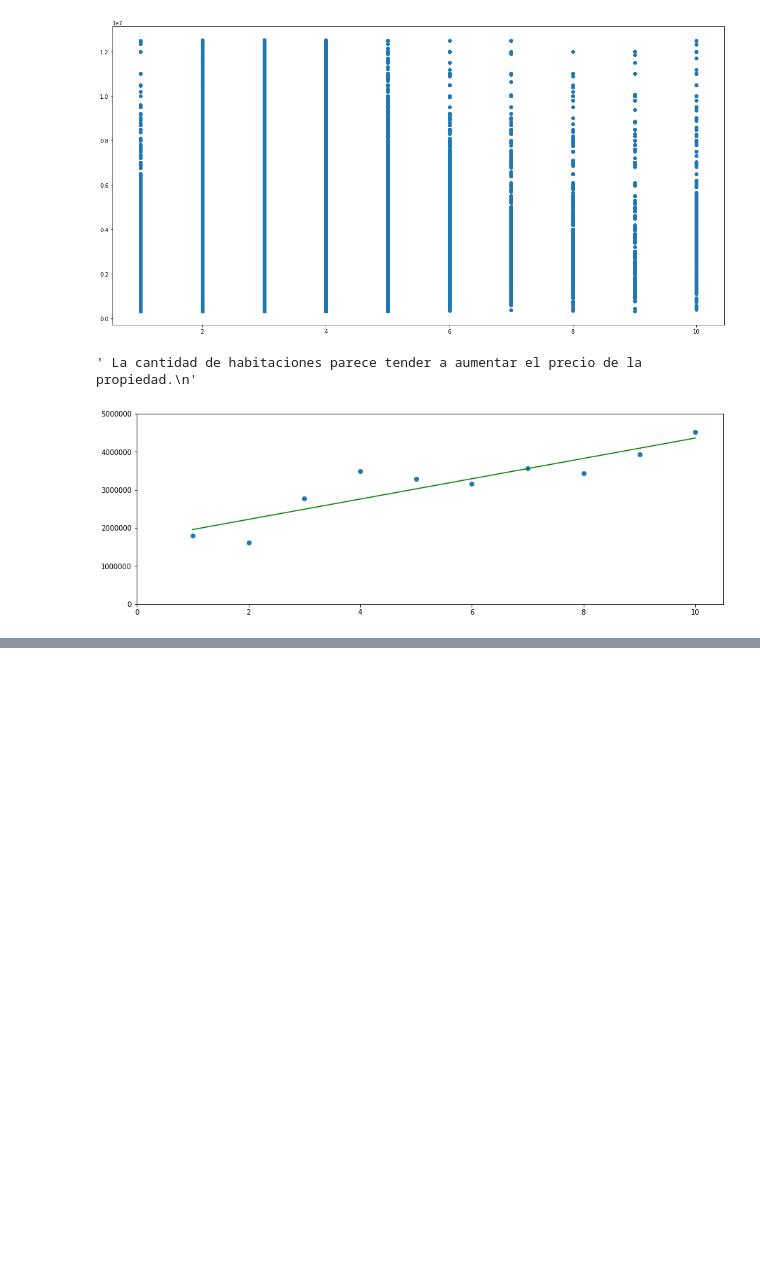
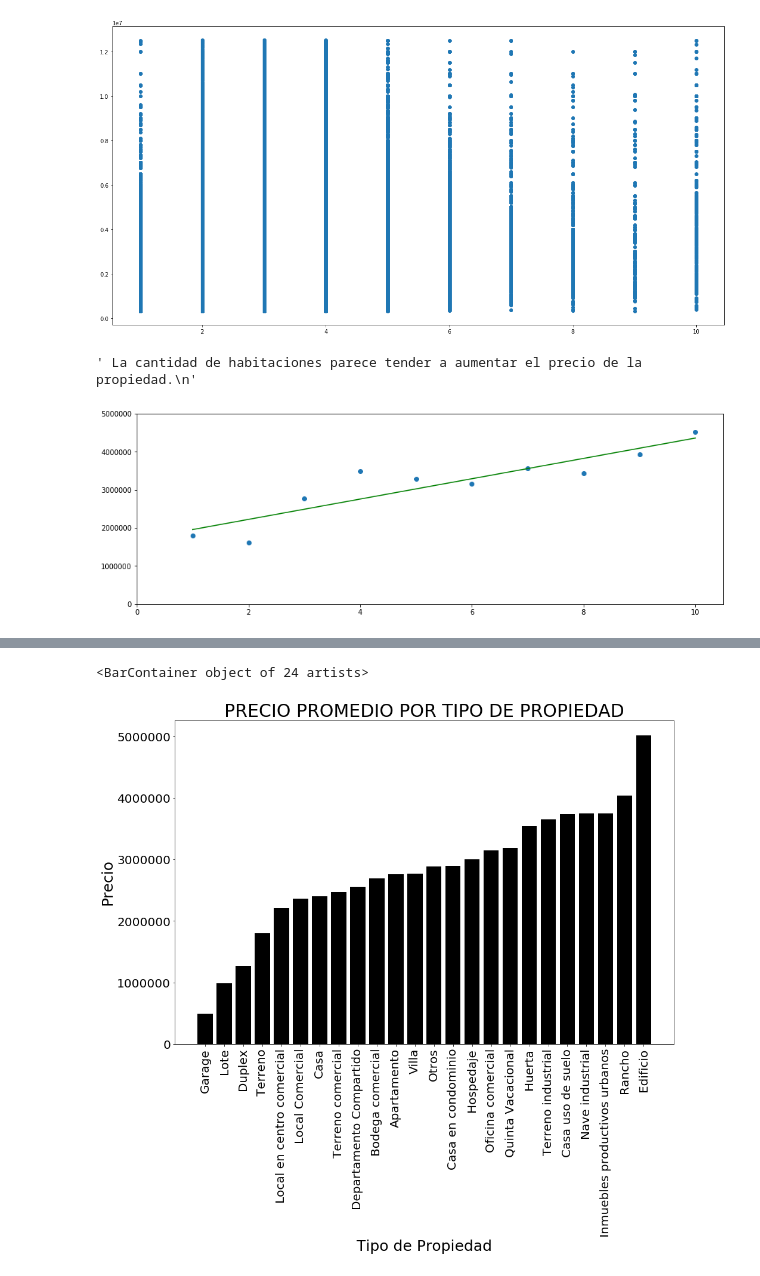
Before and after one commit to komod0/TPs-Org.Datos, a Jupyter notebook: tp1/Analisis de propiedades.ipynb, the cells around one changed output, grey strips where cells are left out. Drawn from its saved outputs; the diff is of its cells as text; code cells hidden in the pictures; blank space fills up the shorter version.

```diff
--- a/tp1/Analisis de propiedades.ipynb
+++ b/tp1/Analisis de propiedades.ipynb
@@ -304,0 +386,41 @@ plt.scatter(x, y)
+# %%
+''' ¿Cuáles propiedades son más caras en promedio? '''
+
+dfPorPropiedad = pd.DataFrame()
+dfPorPropiedad['TipoPropiedad'] = pd.Series( dfok['TipoPropiedad'].unique(), index = dfok['TipoPropiedad'].unique() )
+dfPorPropiedad['Precio'] = dfok.groupby('TipoPropiedad').mean()['Precio']
+
+dfPorPropiedad = dfPorPropiedad.dropna()
+dfPorPropiedad['Precio'] = dfPorPropiedad['Precio'].astype(np.uint32)
+dfPorPropiedad['TipoPropiedad'] = dfPorPropiedad['TipoPropiedad'].astype('category')
+dfPorPropiedad = dfPorPropiedad.sort_values(['Precio'])
+
+# Variables a graficar
+x = dfPorPropiedad['TipoPropiedad']
+y = dfPorPropiedad['Precio']
+
+# Tamaño del gráfico
+grafico = plt.figure(figsize = (15, 10));
+
+# Tamaño de los títulos de los ejes
+plt.xlabel("Tipo de Propiedad", fontsize = 25);
+plt.ylabel("Precio", fontsize = 25);
+
+# Título
+mp.rcParams.update( { 'axes.titlesize':'30' } )
+plt.title("PRECIO PROMEDIO POR TIPO DE PROPIEDAD")
+
+# Tamaño de las letras de los ejes
+plt.tick_params(axis='both', which='major', labelsize = 20)
+plt.tick_params(axis='both', which='minor', labelsize = 20)
+
+# Rotar ejes
+plt.xticks(rotation = 90)
+
+# Límites para cada coordenada
+
+# Tipo de gráficok
+plt.bar(x, y, color = 'black')
+# %% [output]
+<BarContainer object of 24 artists>
+[figure, added]
```
Also changed, not shown: parts of 18 cells of this notebook, 1 other file.
